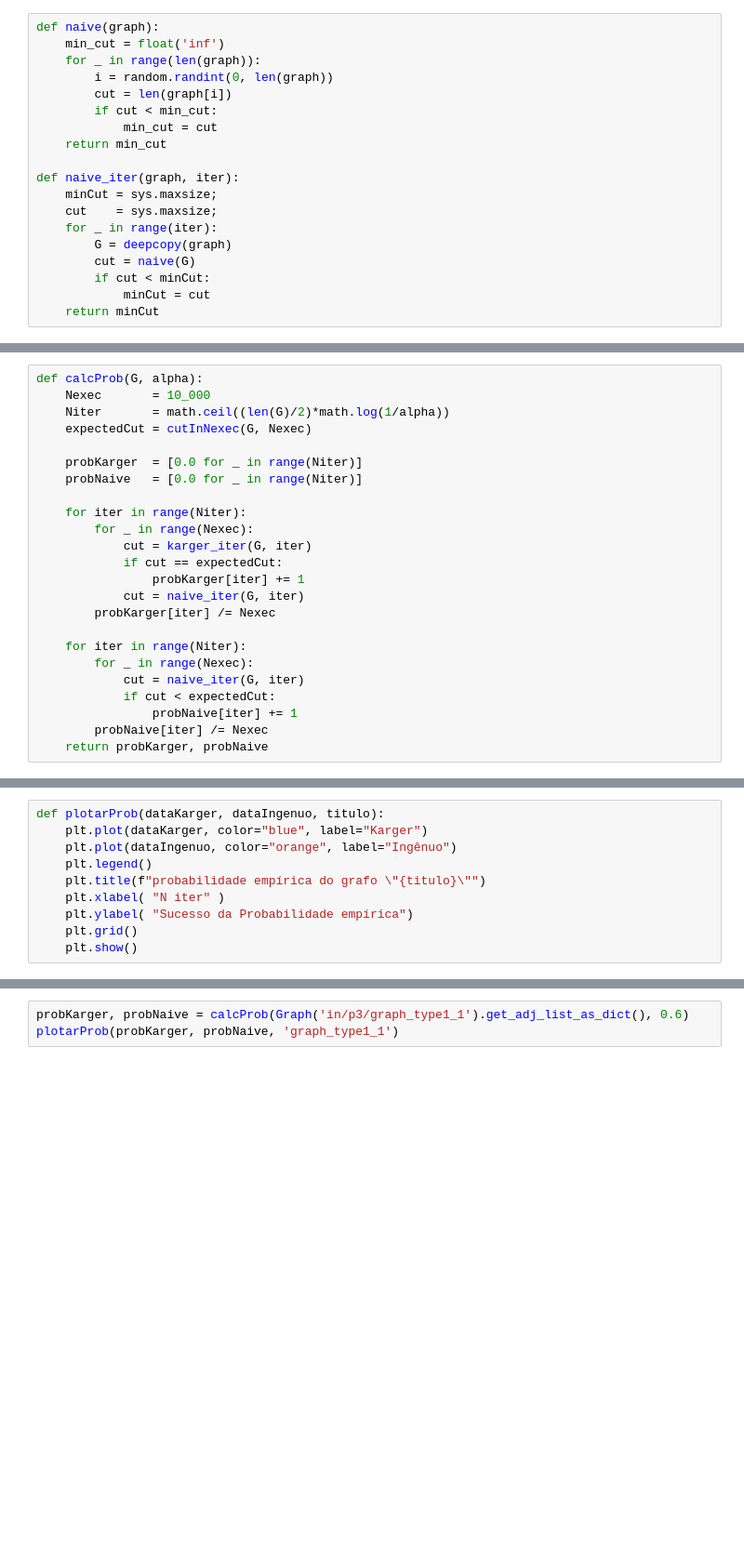
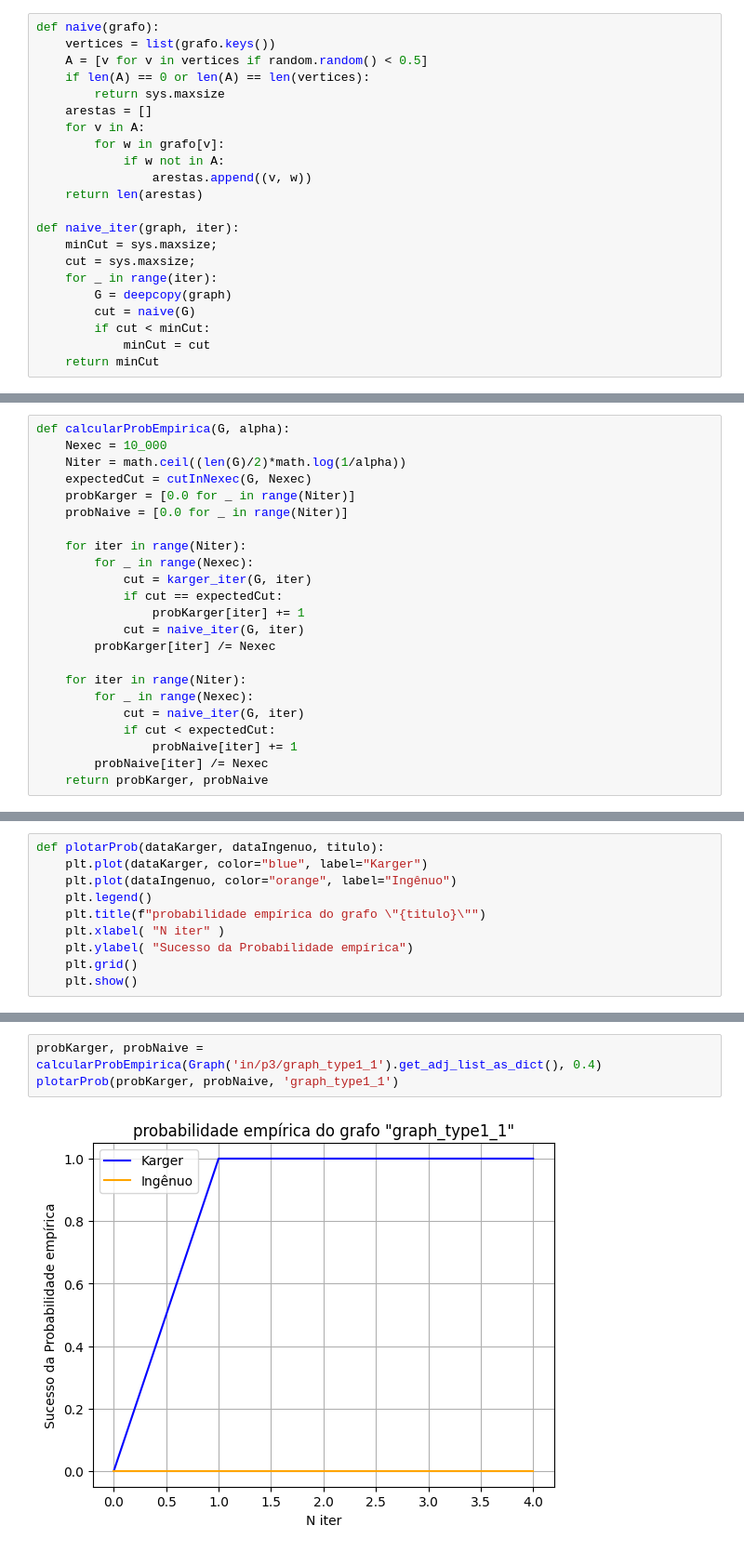
Before and after one commit to jcirilo/grafos-ufpb, a Jupyter notebook: karger.ipynb, the cells around one changed output, grey strips where cells are left out. Shown at 93% size. Cells and saved outputs as stored; diff of their text form; blank space fills up the shorter version.

```diff
--- a/karger.ipynb
+++ b/karger.ipynb
@@ -38,16 +42,19 @@ def karger_iter(graph, iter):
 # %%
-def naive(graph):
-    min_cut = float('inf')
-    for _ in range(len(graph)):
-        i = random.randint(0, len(graph))
-        cut = len(graph[i])
-        if cut < min_cut:
-            min_cut = cut
-    return min_cut
+def naive(grafo):
+    vertices = list(grafo.keys())
+    A = [v for v in vertices if random.random() < 0.5]
+    if len(A) == 0 or len(A) == len(vertices):
+        return sys.maxsize
+    arestas = []
+    for v in A:
+        for w in grafo[v]:
+            if w not in A:
+                arestas.append((v, w))
+    return len(arestas)
 
 def naive_iter(graph, iter):
     minCut = sys.maxsize;
-    cut    = sys.maxsize;
+    cut = sys.maxsize;
     for _ in range(iter):
         G = deepcopy(graph)
         cut = naive(G)
@@ -81,11 +85,10 @@ Tabela de $\alpha$
 # %%
-def calcProb(G, alpha):
-    Nexec       = 10_000
-    Niter       = math.ceil((len(G)/2)*math.log(1/alpha))
+def calcularProbEmpirica(G, alpha):
+    Nexec = 10_000
+    Niter = math.ceil((len(G)/2)*math.log(1/alpha))
     expectedCut = cutInNexec(G, Nexec)
-
-    probKarger  = [0.0 for _ in range(Niter)]
-    probNaive   = [0.0 for _ in range(Niter)]
+    probKarger = [0.0 for _ in range(Niter)]
+    probNaive = [0.0 for _ in range(Niter)]
 
     for iter in range(Niter):
         for _ in range(Nexec):
@@ -117,4 +127,6 @@ def plotarProb(dataKarger, dataIngenuo, titulo):
 # %%
-probKarger, probNaive = calcProb(Graph('in/p3/graph_type1_1').get_adj_list_as_dict(), 0.6)
+probKarger, probNaive = calcularProbEmpirica(Graph('in/p3/graph_type1_1').get_adj_list_as_dict(), 0.4)
 plotarProb(probKarger, probNaive, 'graph_type1_1')
+# %% [output]
+[figure, added]
 # %%
```
Also changed, not shown: parts of 13 cells of this notebook.
